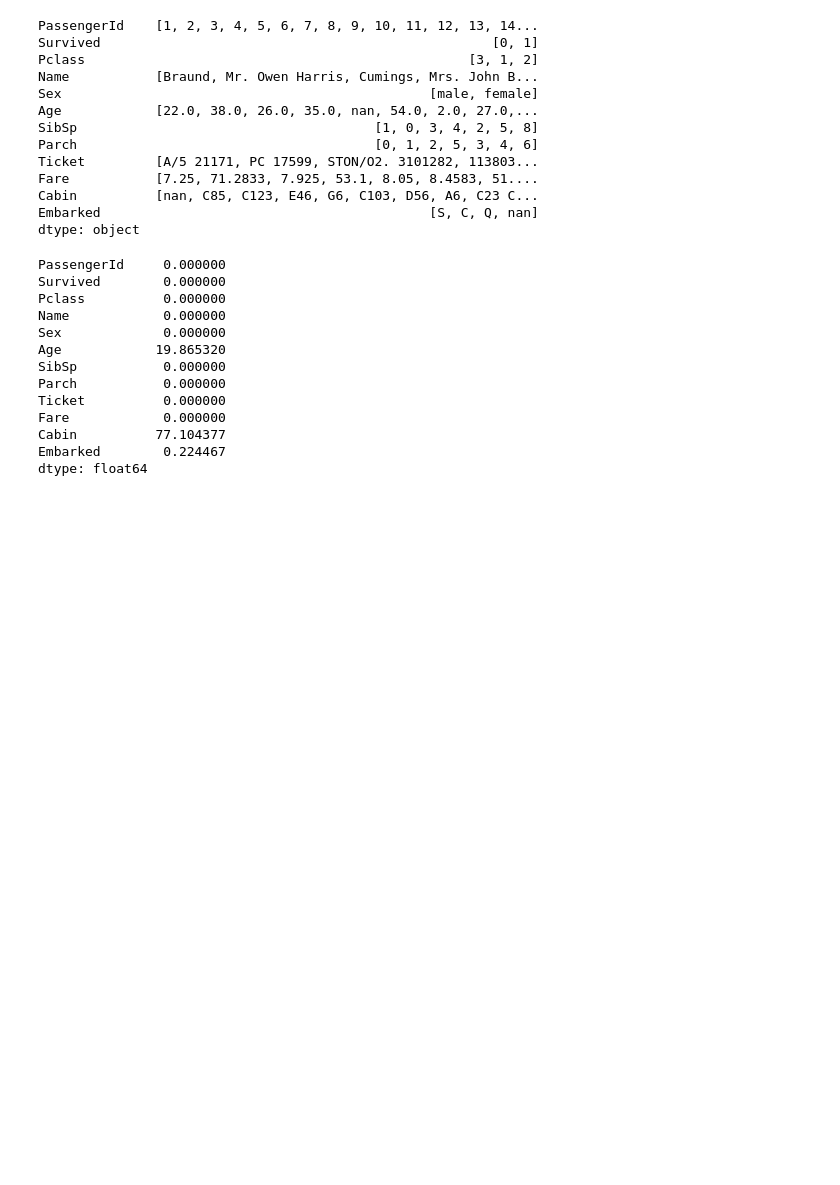
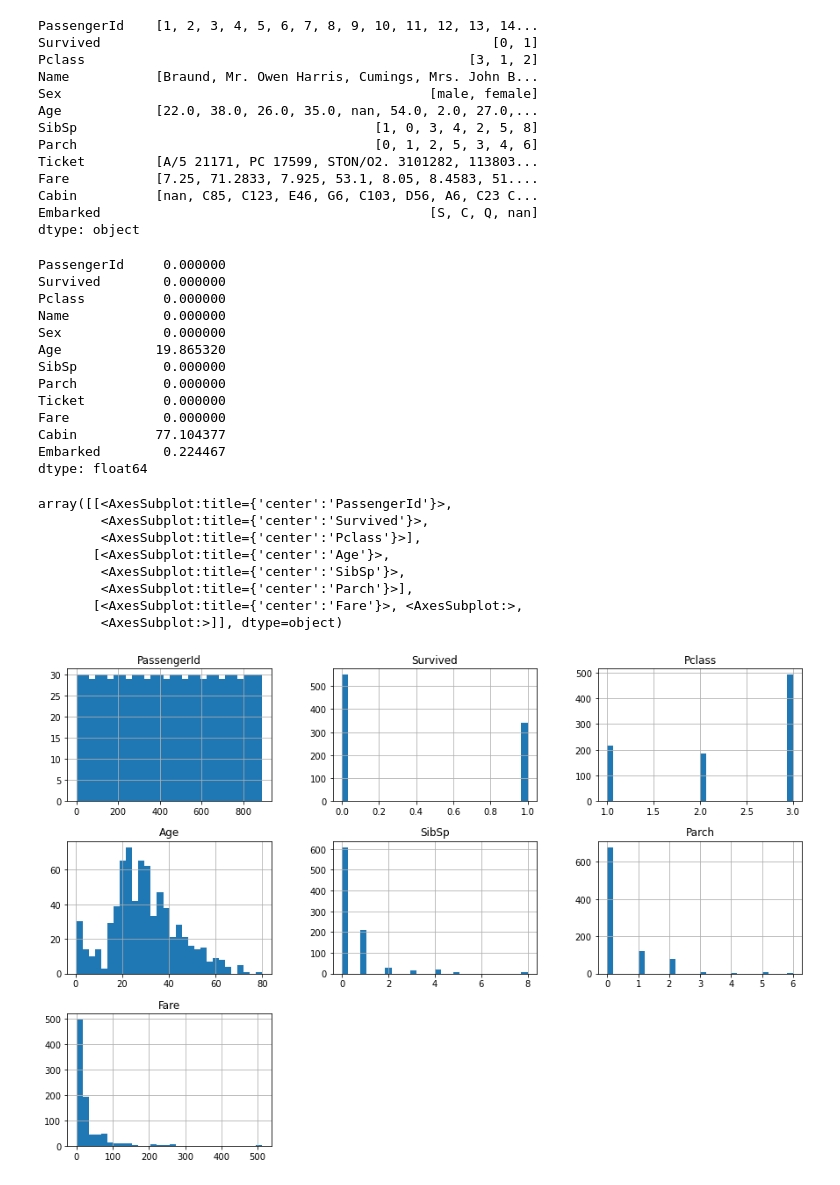
Before and after one commit to rebyates/shap_titanic, a Jupyter notebook: 01_Load_inspect_clean_data.ipynb, the cells around one changed output. Cells and saved outputs as stored; diff of their text form; code cells hidden in the pictures; blank space fills up the shorter version.

```diff
--- a/01_Load_inspect_clean_data.ipynb
+++ b/01_Load_inspect_clean_data.ipynb
@@ -104,0 +110,14 @@ dtype: float64
+# %%
+titanic_df.hist(bins=30, figsize=(15, 10))
+# Survived response - we have more who died than survived, but doesn't look like a major class imbalance problem
+# Appear to be some outliers for Fare at the high end
+# %% [output]
+array([[<AxesSubplot:title={'center':'PassengerId'}>,
+        <AxesSubplot:title={'center':'Survived'}>,
+        <AxesSubplot:title={'center':'Pclass'}>],
+       [<AxesSubplot:title={'center':'Age'}>,
+        <AxesSubplot:title={'center':'SibSp'}>,
+        <AxesSubplot:title={'center':'Parch'}>],
+       [<AxesSubplot:title={'center':'Fare'}>, <AxesSubplot:>,
+        <AxesSubplot:>]], dtype=object)
+[figure, added]
```
Also changed, not shown: parts of 28 cells of this notebook.
